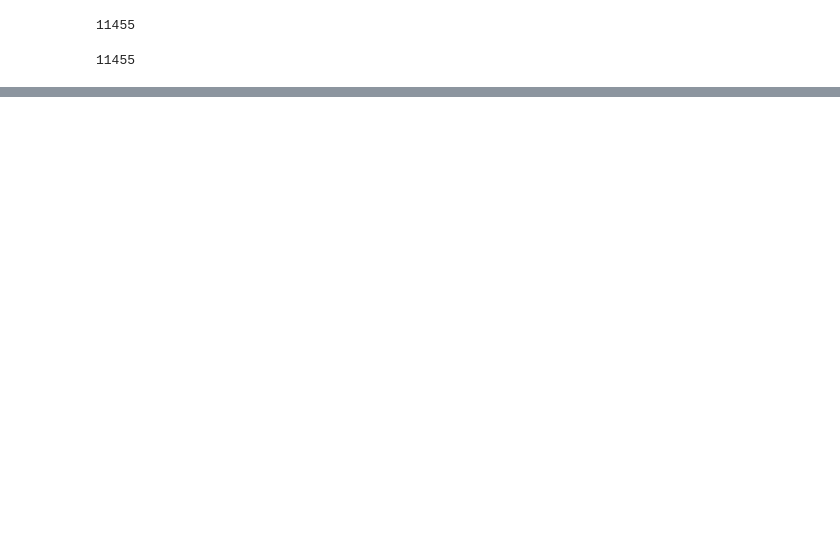
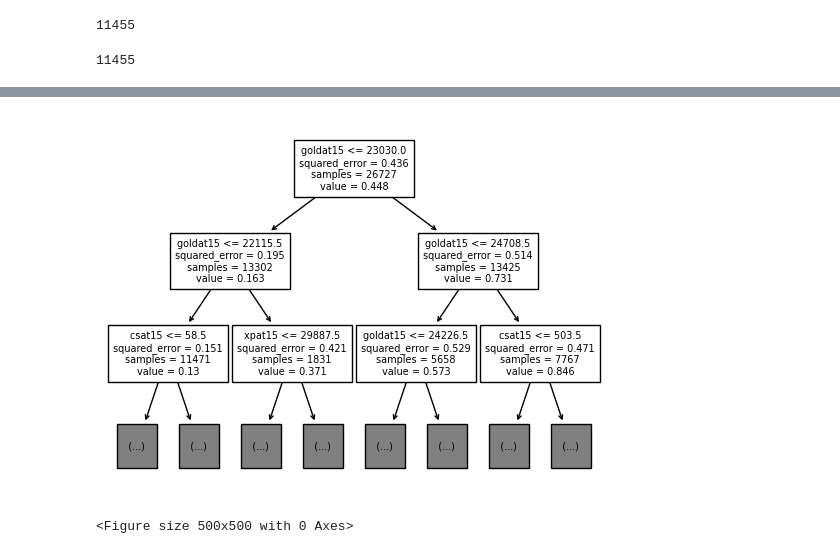
Before and after one commit to Momorhmn/Project2, a Jupyter notebook: lol.ipynb, the cells around one changed output, grey strips where cells are left out. Drawn from its saved outputs; the diff is of its cells as text; code cells hidden in the pictures; blank space fills up the shorter version.

```diff
--- a/lol.ipynb
+++ b/lol.ipynb
@@ -158,7 +93,8 @@ print(X)
 
 [38182 rows x 4 columns]
 # %%
-tree=DecisionTreeClassifier(criterion='gini')
+X_train,X_test,y_train,y_test=train_test_split(X,y,test_size=0.3)
+tree=DecisionTreeRegressor()
 model=tree.fit(X_train,y_train)
 # %%
 y_pred=model.predict(X_test)
@@ -191,0 +161,19 @@ len(y_pred)
+# %%
+#splitting dataset
+
+X=df.drop(['barons'],axis=1)
+X=X.dropna(axis=0,how='any')
+y=df[['barons']]
+y=y.dropna(axis=0,how='any')
+
+X_train,X_test,y_train,y_test=train_test_split(X,y,test_size=0.3)
+regr=DecisionTreeRegressor()
+model=regr.fit(X_train,y_train)
+
+y_pred=model.predict(X_test)
+
+
+
+from sklearn.metrics import classification_report
+accscore=classification_report(y_test,y_pred)
+print(accscore)
@@ -191,0 +192,9 @@ len(y_pred)
+# %%
+from sklearn import tree
+tree.plot_tree(model,feature_names=['goldat15','xpat15','csat15','killsat15'],
+               max_depth=2,fontsize=7)
+plt.figure(figsize=(5,5))
+plt.show()
+# %% [output]
+[figure, added]
+<Figure size 500x500 with 0 Axes>
```
Also changed, not shown: parts of 11 cells of this notebook.
